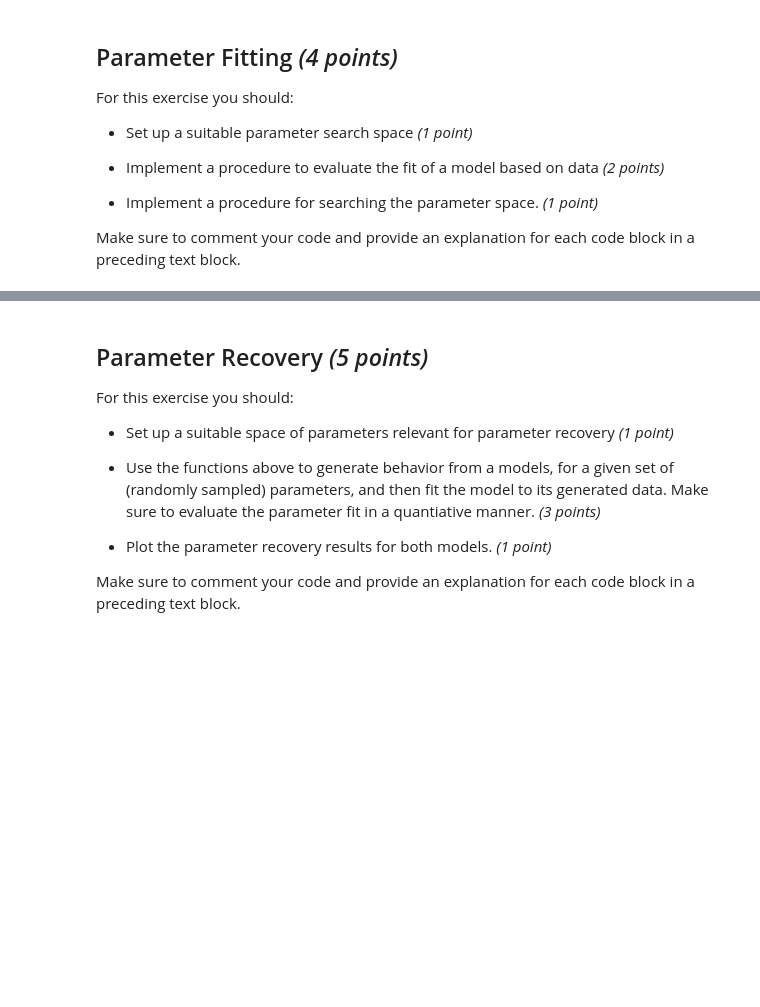
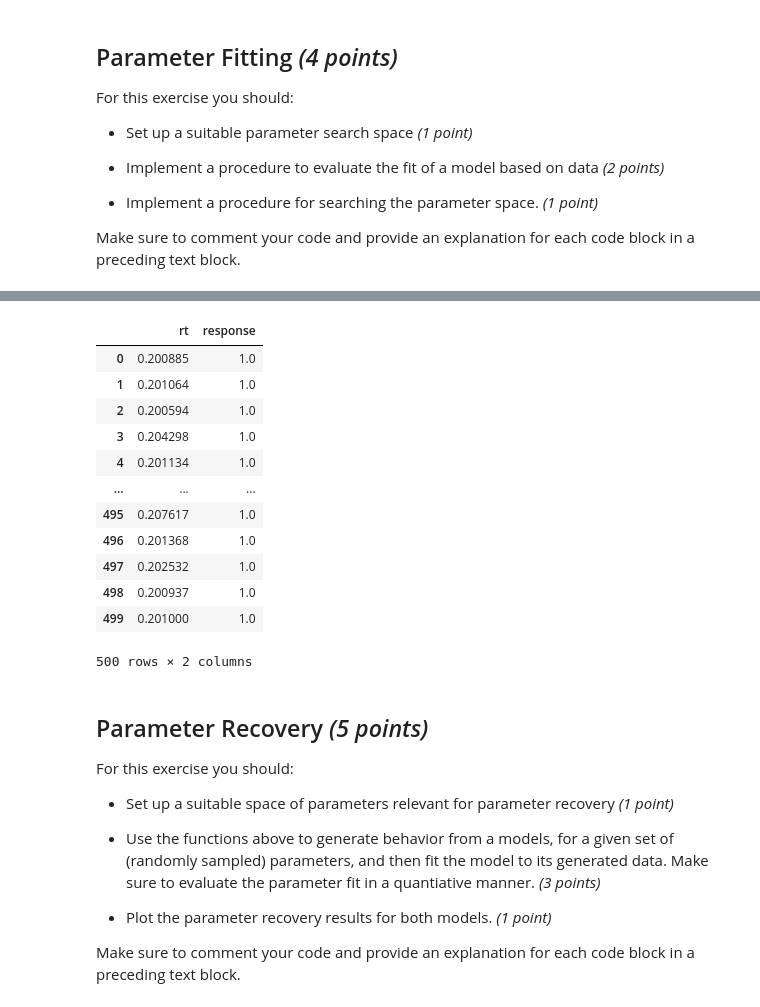
Before and after one commit to mejansen/Project_FlankerTask, a Jupyter notebook: analysis/MiCS_GroupProject_FlankerTask.ipynb, the cells around one changed output, grey strips where cells are left out. Drawn from its saved outputs; the diff is of its cells as text; code cells hidden in the pictures; blank space fills up the shorter version.

Commit message:
wip: model fit

```diff
--- a/analysis/MiCS_GroupProject_FlankerTask.ipynb
+++ b/analysis/MiCS_GroupProject_FlankerTask.ipynb
@@ -419,3 +445,32 @@ basic                   8.251195  8.251195     True   log
+# %%
+v = 0.5             # drift rate
+a = 2.0             # threshold
+z = 1.0             # starting point (between 0 and threshold a)
+t0 = 0.2            # non-decision time
+
+true_values = [v, a, z, t0]
+
+hssm_dataset = hssm.simulate_data(
+    model="ddm",
+    theta=true_values,
+    size=500,
+)
+
+hssm_dataset
+# %% [output]
+|  | rt | response |
+| 0 | 0.200885 | 1.0 |
+| 1 | 0.201064 | 1.0 |
+| 2 | 0.200594 | 1.0 |
+| 3 | 0.204298 | 1.0 |
+| 4 | 0.201134 | 1.0 |
+| ... | ... | ... |
+| 495 | 0.207617 | 1.0 |
+| 496 | 0.201368 | 1.0 |
+| 497 | 0.202532 | 1.0 |
+| 498 | 0.200937 | 1.0 |
+| 499 | 0.201000 | 1.0 |
+500 rows × 2 columns
 # %% [markdown]
 ## Parameter Recovery *(5 points)*
 
```
Also changed, not shown: parts of 21 cells of this notebook.
